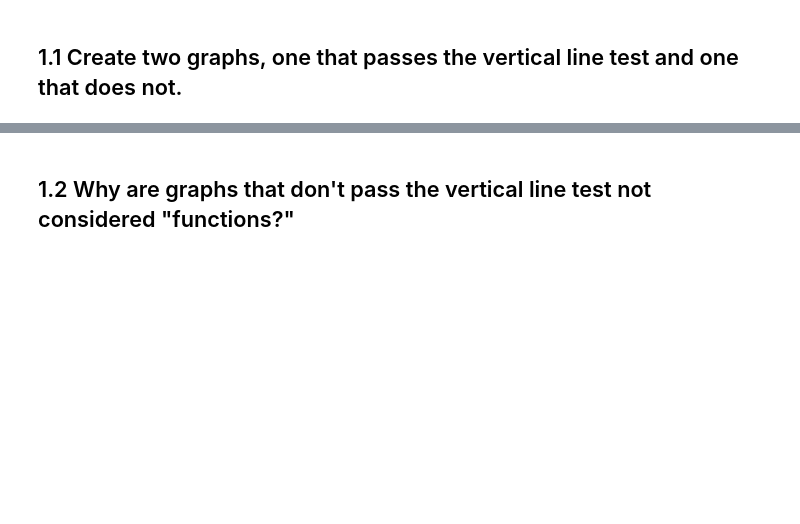
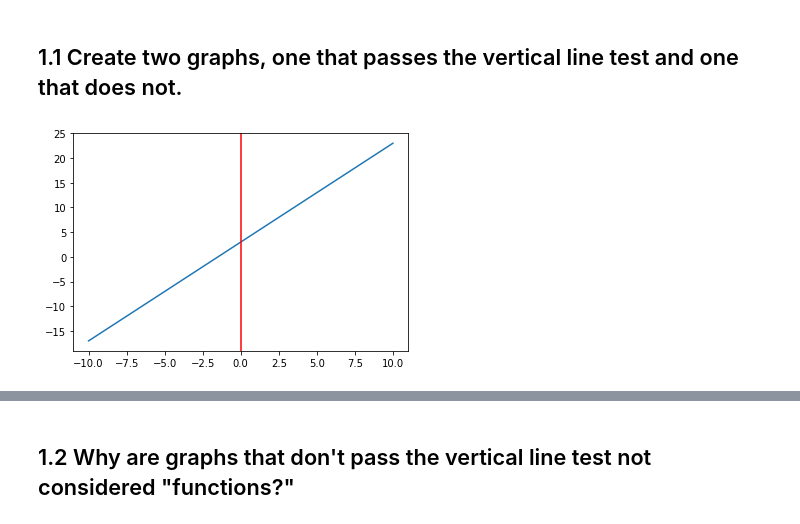
Before and after one commit to yestrella14/DS-Unit-1-Sprint-3-Linear-Algebra, a Jupyter notebook: LS_DS_133_High_Dimensional_Data_Assignment.ipynb, the cells around one changed output, grey strips where cells are left out. Drawn from its saved outputs; the diff is of its cells as text; code cells hidden in the pictures; blank space fills up the shorter version.

```diff
--- a/LS_DS_133_High_Dimensional_Data_Assignment.ipynb
+++ b/LS_DS_133_High_Dimensional_Data_Assignment.ipynb
@@ -7,4 +10,10 @@
 # %%
 #Pass the line test
 
 #function1 = 2x + 3
+x = np.arange(-10, 11)
+y = 3 + 2*x
+plt.plot(x, y)
+plt.axvline(x=0, color='r');
+# %% [output]
+[figure, added]
```
Also changed, not shown: parts of 2 cells of this notebook.
